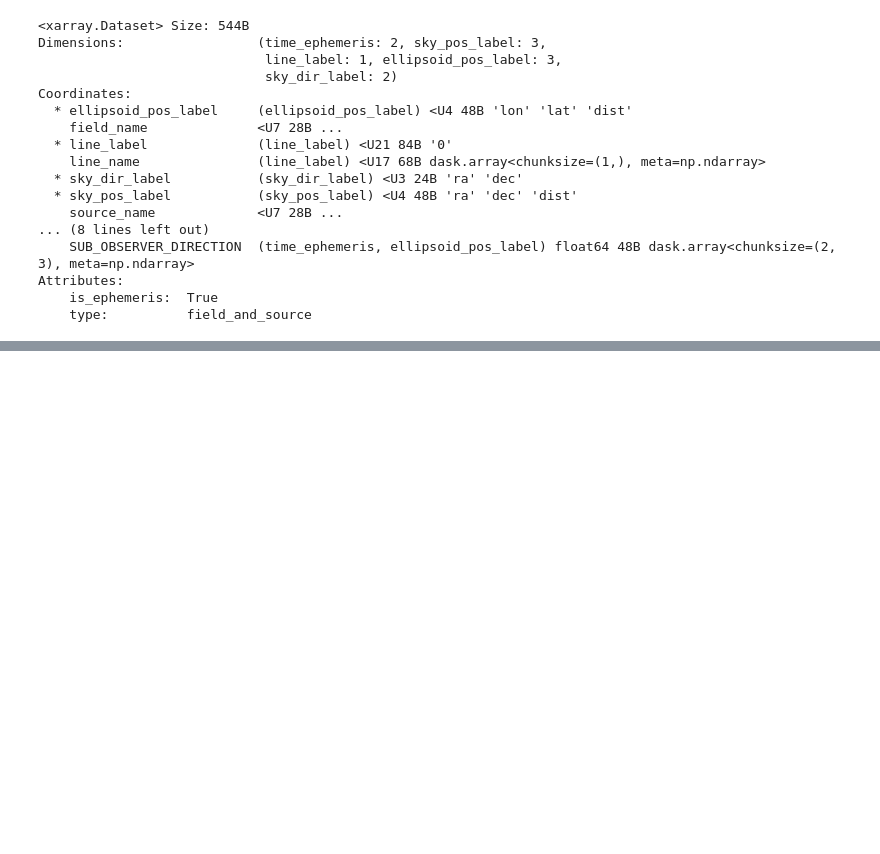
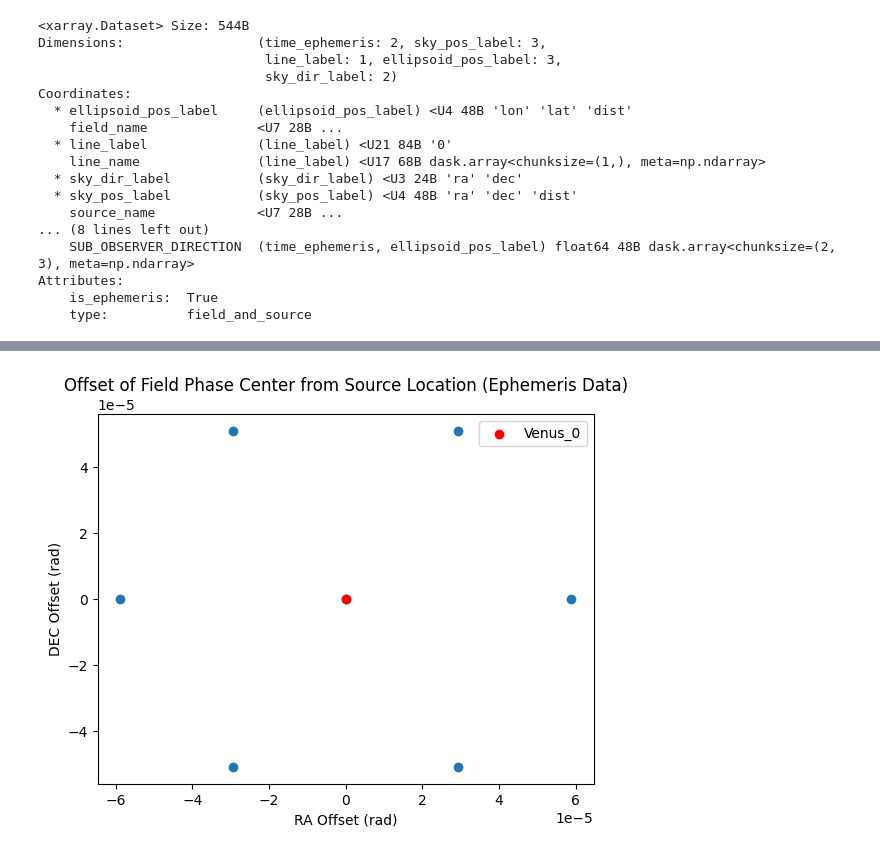
Before and after one commit to casangi/xradio, a Jupyter notebook: docs/source/measurement_set/guides/ALMA_ephemeris.ipynb, the cells around one changed output, grey strips where cells are left out. Cells and saved outputs as stored; diff of their text form; code cells hidden in the pictures; blank space fills up the shorter version.

```diff
--- a/docs/source/measurement_set/guides/ALMA_ephemeris.ipynb
+++ b/docs/source/measurement_set/guides/ALMA_ephemeris.ipynb
@@ -154,0 +161,4 @@ Attributes:
+# %%
+ps.plot_phase_centers()
+# %% [output]
+[figure, added]
```
Also changed, not shown: parts of 3 cells of this notebook, 16 other files.
